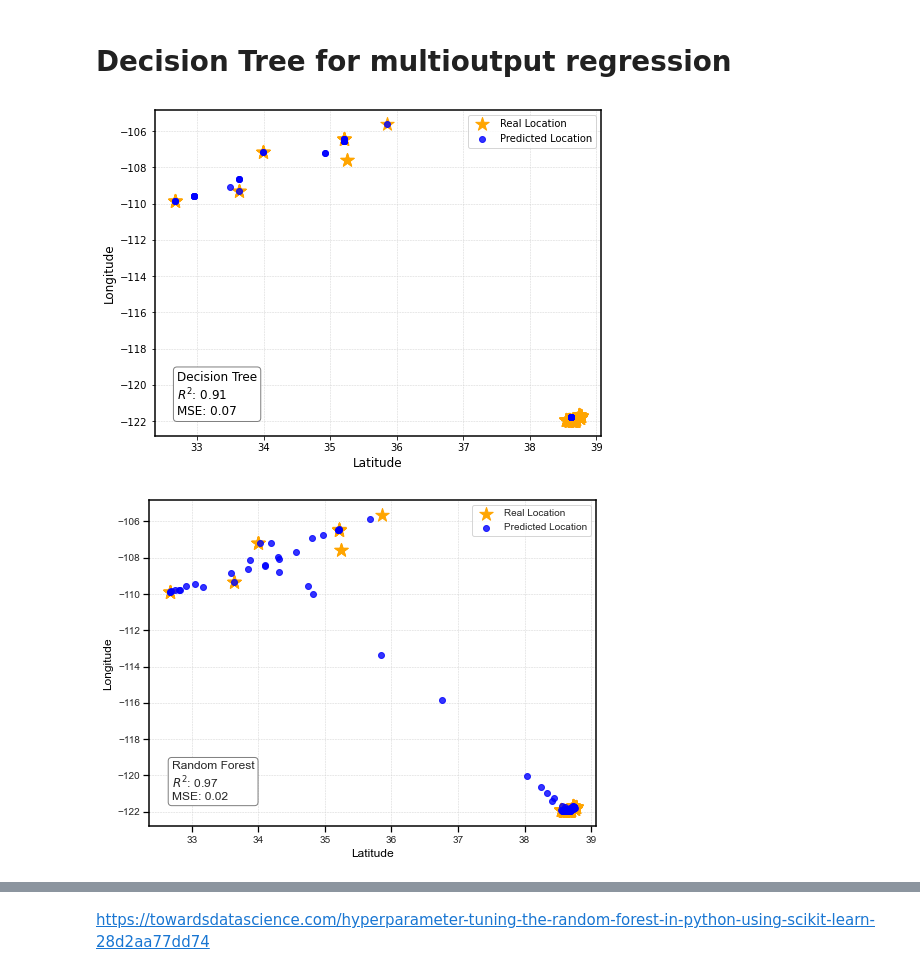
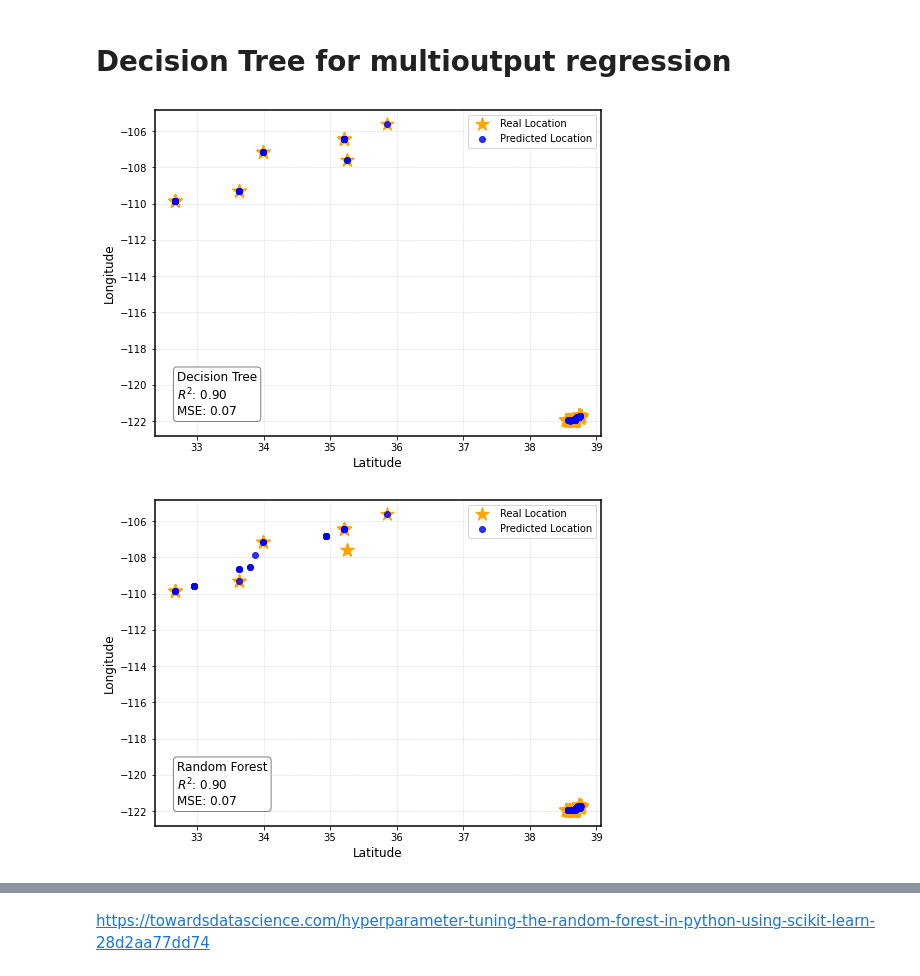
Before and after one commit to hayesrebecca/pollenGeolocation, a Jupyter notebook: 2_modelComparisons.ipynb, the cells around one changed output, grey strips where cells are left out. Cells and saved outputs as stored; diff of their text form; code cells hidden in the pictures.

```diff
--- a/2_modelComparisons.ipynb
+++ b/2_modelComparisons.ipynb
@@ -48,7 +50,7 @@ https://scikit-learn.org/stable/modules/generated/sklearn.linear_model.MultiTask
 fig, ax = plt.subplots(figsize=(8, 6))
 
 
-MTKNReg = linear_model.MultiTaskLasso(alpha=0.1)
+MTKNReg = linear_model.MultiTaskLasso(alpha=0.05)
 MTKNReg.fit(X_train, y_train)
 preds_LR = MTKNReg.predict(X_test)
 
@@ -191,7 +129,7 @@ plot_test_preds(y_test, preds_KNR, sc_y, "k-Nearest Neighbors", ax=ax)
 fig, ax = plt.subplots(figsize=(8, 6))
 
 # fit model
-DTR = DecisionTreeRegressor(max_depth=5)
+DTR = DecisionTreeRegressor(max_depth=17, min_samples_split=2, min_samples_leaf=1, max_leaf_nodes=70, max_features='auto')
 DTR = DTR.fit(X_train, y_train)
 
 preds_DTR = DTR.predict(X_test)
@@ -205,33 +143,34 @@ se_distance_DTR = np.std(distances_DTR)
 
 plot_test_preds(y_test, preds_DTR, sc_y, "Decision Tree", ax=ax)
 # %% [output]
-[figure, old version]
+[figure, new version]
 # %%
 #Random forest
 # Create a figure and an axis
 fig, ax = plt.subplots(figsize=(8, 6))
 
 # Using tuned model
-rf =RandomForestRegressor(n_estimators = 400,
-                          min_samples_split = 2,
+rf =RandomForestRegressor(n_estimators = 1000,
+                          min_samples_split = 20,
                           min_samples_leaf = 1,
-                          max_features = 'sqrt',
-                          max_depth = None,
+                          #max_samples=0.75,
+                          max_features = 'auto',
+                          max_depth = 20,
                           bootstrap = False)
 rf = rf.fit(X_train,y_train)
 
 pred_train = rf.predict(X_train)
 preds_RF = rf.predict(X_test)
 
 RF_rsq = r2_score(y_test,preds_RF)
 RF_mse = mean_squared_error(y_test,preds_RF)
 distances_RF = [geodesic(real, pred).kilometers for real, pred in zip(y_test, preds_RF)]
 avg_distance_RF = np.mean(distances_RF)
 se_distance_RF = np.std(distances_RF)
 
 plot_test_preds(y_test, preds_RF, sc_y, "Random Forest", ax=ax)
 # %% [output]
-[figure, old version]
+[figure, new version]
 # %%
 # Select the top 25 features
 top_features = feat_importances.nlargest(25).sort_values()
```
Also changed, not shown: parts of 11 cells of this notebook, 1 other file.
